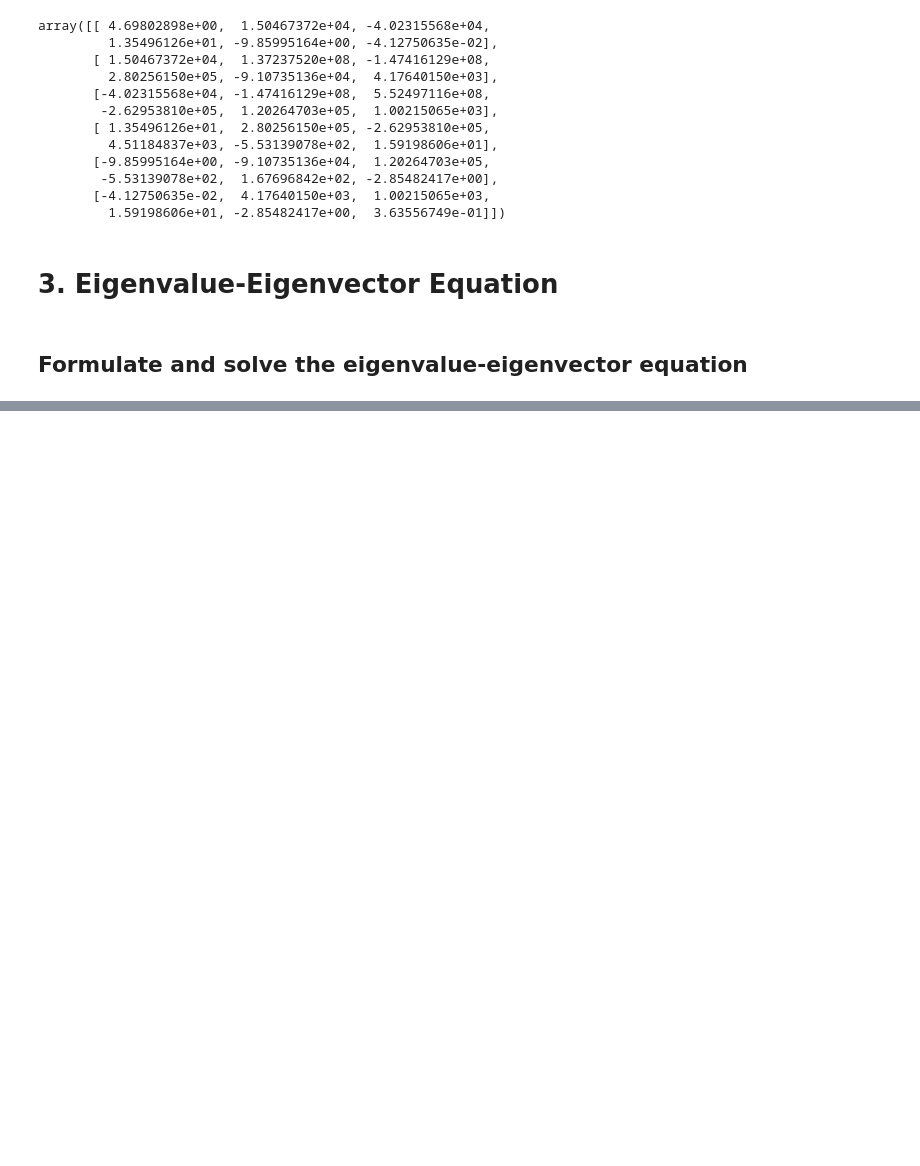
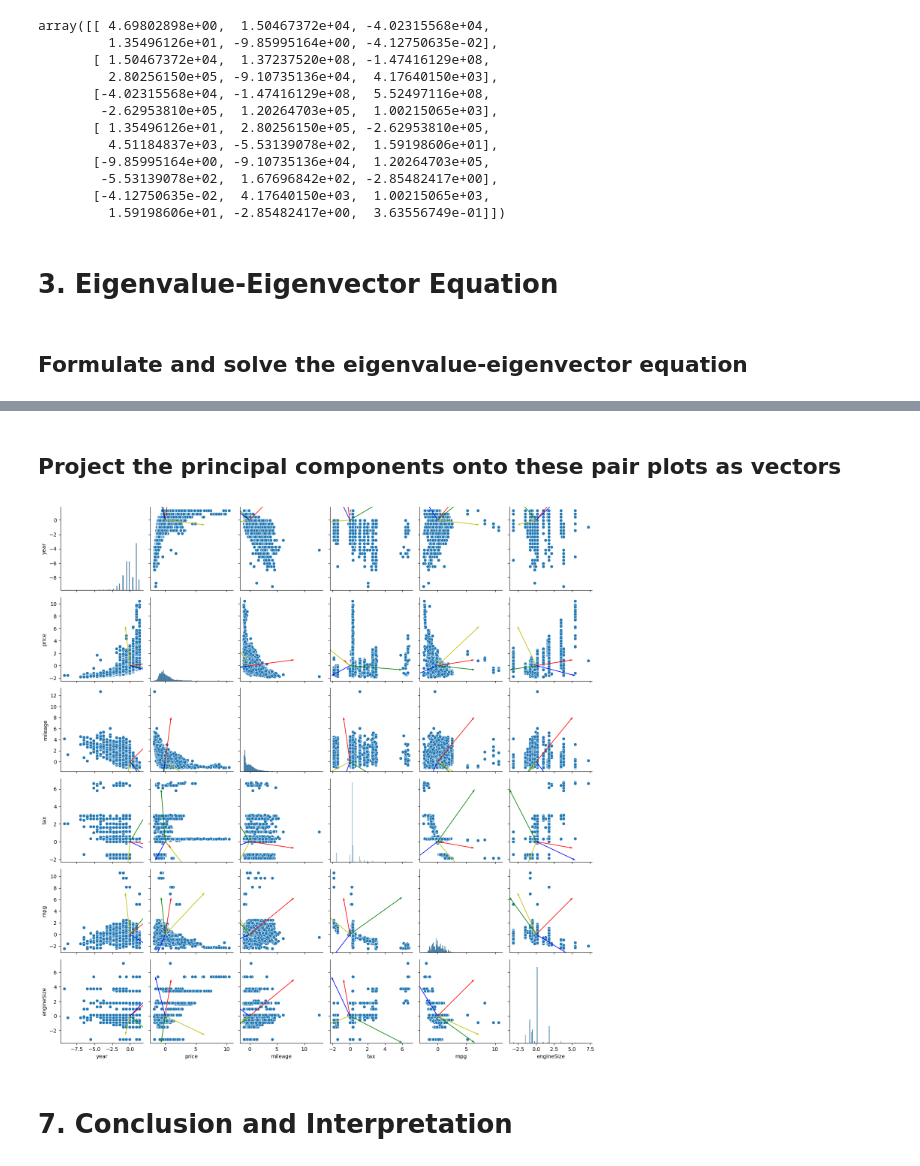
Before and after one commit to Neo-Panther/PCA-Linear-Regression, a Jupyter notebook: 2-A.ipynb, the cells around one changed output, grey strips where cells are left out. Drawn from its saved outputs; the diff is of its cells as text; code cells hidden in the pictures; blank space fills up the shorter version.

```diff
--- a/2-A.ipynb
+++ b/2-A.ipynb
@@ -135,0 +215,17 @@ array([[ 4.69802898e+00,  1.50467372e+04, -4.02315568e+04,
+# %% [markdown]
+## Project the principal components onto these pair plots as vectors
+# %%
+plot.suptitle("PCA Vector Projection on Feature Pairplot", fontsize=20)
+plot: Figure = sns.pairplot(dataset, palette=sns.color_palette('bright')).figure
+cols = dataset.columns
+for ax in plot.axes:
+  x, y = ax.xaxis.label.get_text(), ax.yaxis.label.get_text()
+  if x and y and y != 'Count':
+    xi, yi = cols.get_loc(x), cols.get_loc(y)
+    ax.quiver([0, 0, 0, 0], [0, 0, 0, 0], eig_vectors[-4:, xi], eig_vectors[-4:, yi], color=['r','g', 'b', 'y'], scale=1)
+plot.tight_layout(pad=1)
+plt.show()
+# %% [output]
+[figure, added]
+# %% [markdown]
+# 7. Conclusion and Interpretation
```
Also changed, not shown: parts of 15 cells of this notebook, 5 other files.
